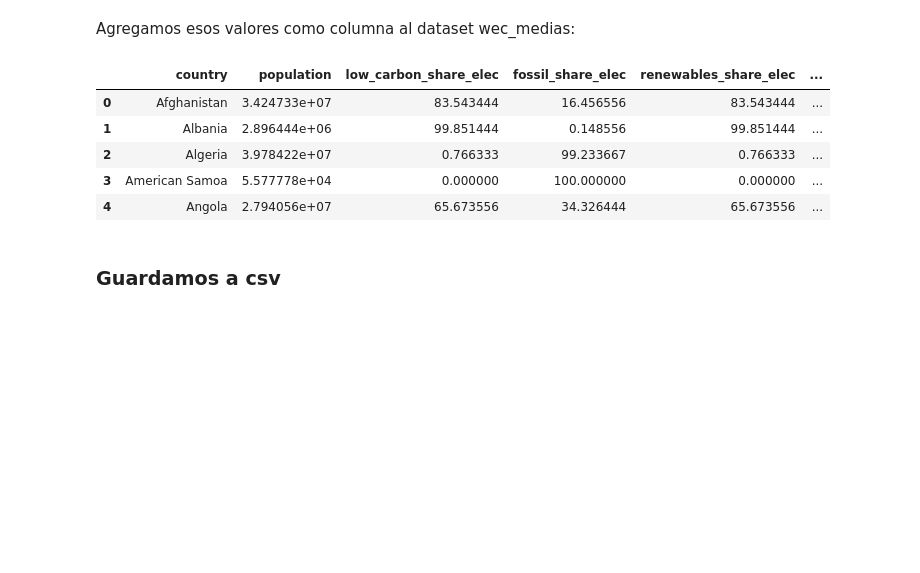
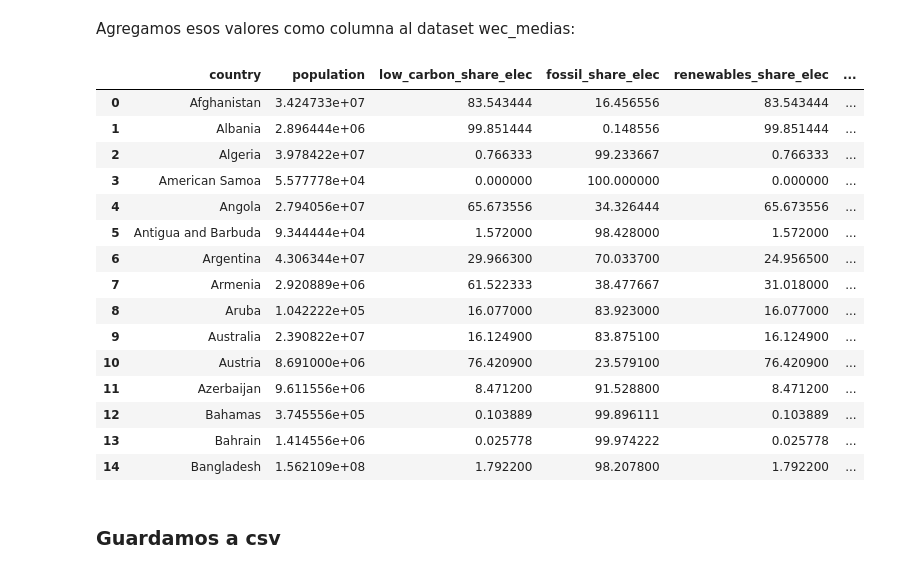
Before and after one commit to L-Ameneiro/EDA-Datasets, a Jupyter notebook: notebooks/limpieza_procesamiento_cem.ipynb, the cells around one changed output. Drawn from its saved outputs; the diff is of its cells as text; code cells hidden in the pictures; blank space fills up the shorter version.

```diff
--- a/notebooks/limpieza_procesamiento_cem.ipynb
+++ b/notebooks/limpieza_procesamiento_cem.ipynb
@@ -101,7 +101,7 @@ f"El dataset tiene {forma[0]} filas y {forma[1]} columnas correspondientes a {pa
 ### Armamos datasets para los modelos no supervisados:
 # %%
 wec_ns = wec[["country", "population", "fossil_cons_per_capita", "per_capita_electricity", "low_carbon_share_elec", "fossil_share_elec",
-"renewables_share_elec", "nuclear_share_elec" ]]
+"renewables_share_elec", "nuclear_share_elec", "continente", "iso_code"]]
 # %%
 wec_medias = wec_ns.groupby('country').agg({
     'population': 'mean',
@@ -110,7 +110,9 @@ wec_medias = wec_ns.groupby('country').agg({
     "renewables_share_elec": "mean",
     "nuclear_share_elec": "mean",
     "fossil_cons_per_capita" : 'mean',
-    "per_capita_electricity" : 'mean'
+    "per_capita_electricity" : 'mean',
+    'continente': 'first',
+    'iso_code': 'first'
 }).reset_index()
 # %%
 # visualización de valores faltantes
@@ -133,3 +141,5 @@ len(wec_medias["country"].unique())
+# %%
+wec_medias['continente'] = wec_2['acceso_elec']
 # %% [markdown]
 # Acceso a la electricidad
 # %% [markdown]
@@ -172,14 +182,24 @@ Agregamos esos valores como columna al dataset wec_medias:
 # %%
 wec_acceso = pd.merge(wec_medias, acceso_ns, on='country', how='left', suffixes=('_wec', '_acceso'))
 # %%
-wec_acceso.head(5)
+wec_acceso.head(15)
 # %% [output]
 |  | country | population | low_carbon_share_elec | fossil_share_elec | renewables_share_elec | ... |
 | 0 | Afghanistan | 3.424733e+07 | 83.543444 | 16.456556 | 83.543444 | ... |
 | 1 | Albania | 2.896444e+06 | 99.851444 | 0.148556 | 99.851444 | ... |
 | 2 | Algeria | 3.978422e+07 | 0.766333 | 99.233667 | 0.766333 | ... |
 | 3 | American Samoa | 5.577778e+04 | 0.000000 | 100.000000 | 0.000000 | ... |
 | 4 | Angola | 2.794056e+07 | 65.673556 | 34.326444 | 65.673556 | ... |
+| 5 | Antigua and Barbuda | 9.344444e+04 | 1.572000 | 98.428000 | 1.572000 | ... |
+| 6 | Argentina | 4.306344e+07 | 29.966300 | 70.033700 | 24.956500 | ... |
+| 7 | Armenia | 2.920889e+06 | 61.522333 | 38.477667 | 31.018000 | ... |
+| 8 | Aruba | 1.042222e+05 | 16.077000 | 83.923000 | 16.077000 | ... |
+| 9 | Australia | 2.390822e+07 | 16.124900 | 83.875100 | 16.124900 | ... |
+| 10 | Austria | 8.691000e+06 | 76.420900 | 23.579100 | 76.420900 | ... |
+| 11 | Azerbaijan | 9.611556e+06 | 8.471200 | 91.528800 | 8.471200 | ... |
+| 12 | Bahamas | 3.745556e+05 | 0.103889 | 99.896111 | 0.103889 | ... |
+| 13 | Bahrain | 1.414556e+06 | 0.025778 | 99.974222 | 0.025778 | ... |
+| 14 | Bangladesh | 1.562109e+08 | 1.792200 | 98.207800 | 1.792200 | ... |
 # %%
 wec_medias['acceso_elec'] = wec_acceso['acceso_elec']
 # %%
```
Also changed, not shown: parts of 4 cells of this notebook, 15 other files.
